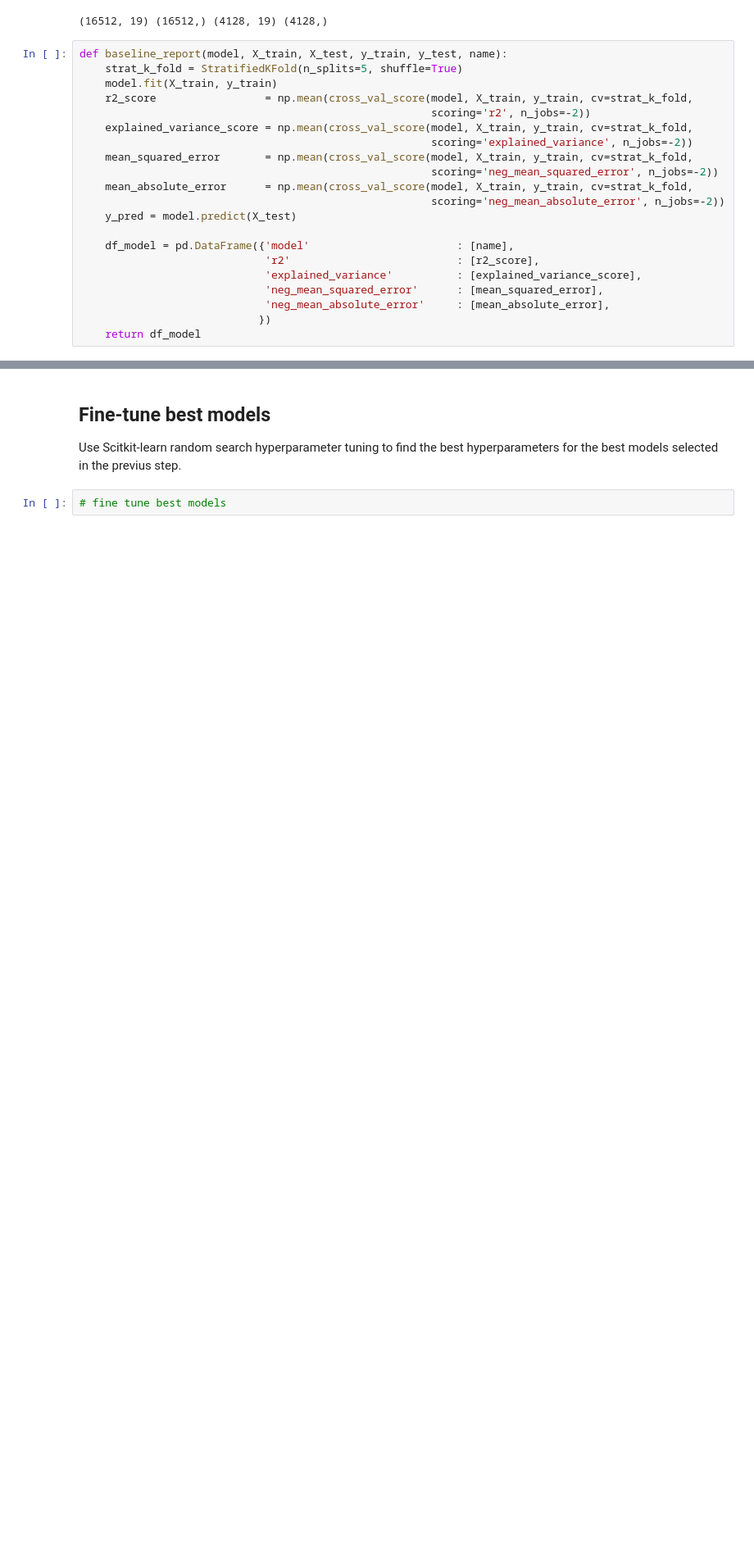
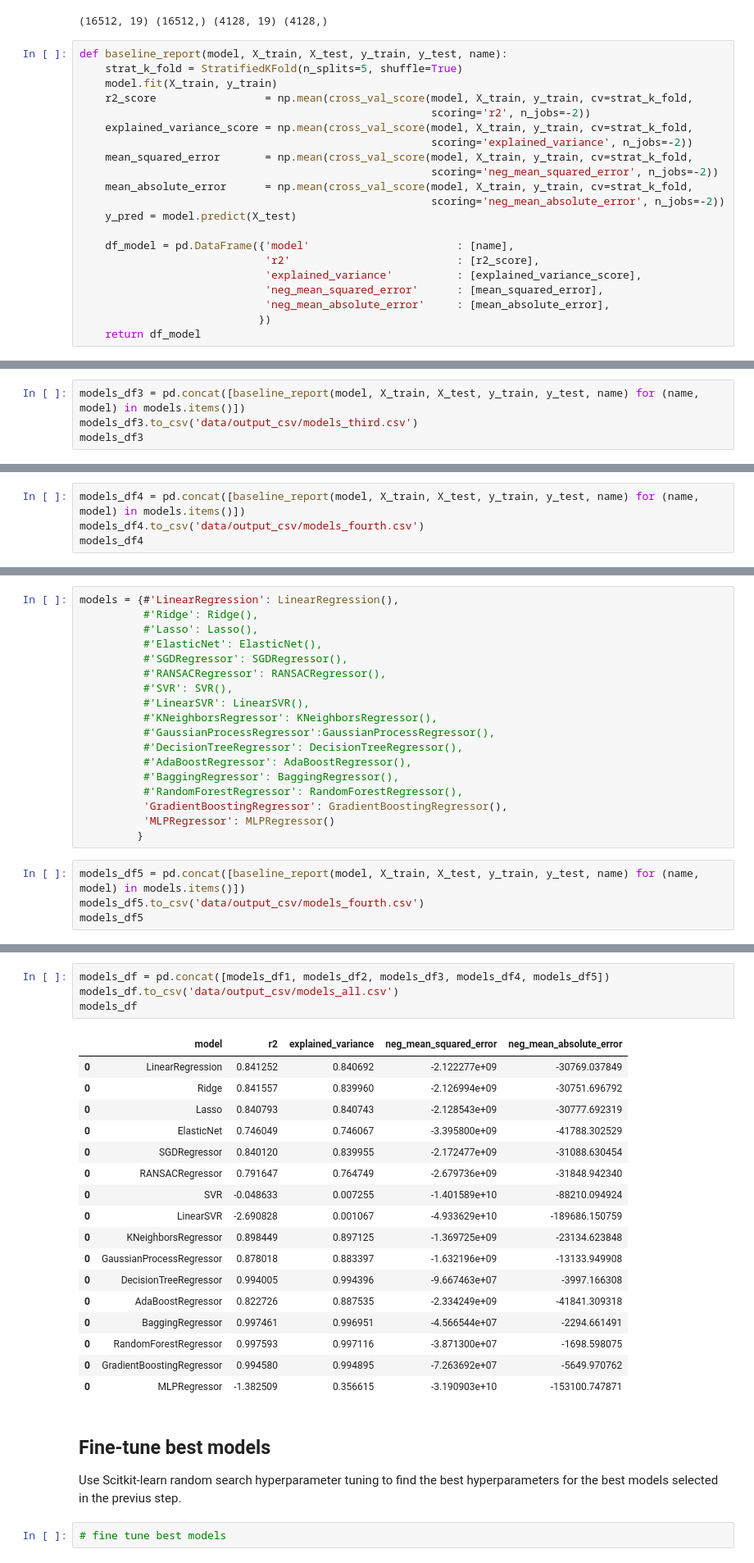
Before and after one commit to mikongame/California-Housing-Prices-Machine-Learning-Test-for-E-sports-Trading-SL, a Jupyter notebook: test_ml.ipynb, the cells around one changed output, grey strips where cells are left out. Shown: that part at 82% size. Drawn from its saved outputs; the diff is of its cells as text; blank space fills up the shorter version.

Commit message:
try models

```diff
--- a/test_ml.ipynb
+++ b/test_ml.ipynb
@@ -366,0 +420,4 @@ models_df
+# %%
+models_df3 = pd.concat([baseline_report(model, X_train, X_test, y_train, y_test, name) for (name, model) in models.items()])
+models_df3.to_csv('data/output_csv/models_third.csv')
+models_df3
@@ -366,0 +448,4 @@ models_df
+# %%
+models_df4 = pd.concat([baseline_report(model, X_train, X_test, y_train, y_test, name) for (name, model) in models.items()])
+models_df4.to_csv('data/output_csv/models_fourth.csv')
+models_df4
@@ -366,0 +456,22 @@ models_df
+# %%
+models = {#'LinearRegression': LinearRegression(),
+          #'Ridge': Ridge(),
+          #'Lasso': Lasso(),
+          #'ElasticNet': ElasticNet(),
+          #'SGDRegressor': SGDRegressor(),
+          #'RANSACRegressor': RANSACRegressor(),
+          #'SVR': SVR(),
+          #'LinearSVR': LinearSVR(),
+          #'KNeighborsRegressor': KNeighborsRegressor(),
+          #'GaussianProcessRegressor':GaussianProcessRegressor(),
+          #'DecisionTreeRegressor': DecisionTreeRegressor(),
+          #'AdaBoostRegressor': AdaBoostRegressor(),
+          #'BaggingRegressor': BaggingRegressor(),
+          #'RandomForestRegressor': RandomForestRegressor(),
+          'GradientBoostingRegressor': GradientBoostingRegressor(),
+          'MLPRegressor': MLPRegressor()
+         }
+# %%
+models_df5 = pd.concat([baseline_report(model, X_train, X_test, y_train, y_test, name) for (name, model) in models.items()])
+models_df5.to_csv('data/output_csv/models_fourth.csv')
+models_df5
@@ -367,3 +482,25 @@ models_df
+# %%
+models_df = pd.concat([models_df1, models_df2, models_df3, models_df4, models_df5])
+models_df.to_csv('data/output_csv/models_all.csv')
+models_df
+# %% [output]
+|  | model | r2 | explained_variance | neg_mean_squared_error | neg_mean_absolute_error |
+| 0 | LinearRegression | 0.841252 | 0.840692 | -2.122277e+09 | -30769.037849 |
+| 0 | Ridge | 0.841557 | 0.839960 | -2.126994e+09 | -30751.696792 |
+| 0 | Lasso | 0.840793 | 0.840743 | -2.128543e+09 | -30777.692319 |
+| 0 | ElasticNet | 0.746049 | 0.746067 | -3.395800e+09 | -41788.302529 |
+| 0 | SGDRegressor | 0.840120 | 0.839955 | -2.172477e+09 | -31088.630454 |
+| 0 | RANSACRegressor | 0.791647 | 0.764749 | -2.679736e+09 | -31848.942340 |
+| 0 | SVR | -0.048633 | 0.007255 | -1.401589e+10 | -88210.094924 |
+| 0 | LinearSVR | -2.690828 | 0.001067 | -4.933629e+10 | -189686.150759 |
+| 0 | KNeighborsRegressor | 0.898449 | 0.897125 | -1.369725e+09 | -23134.623848 |
+| 0 | GaussianProcessRegressor | 0.878018 | 0.883397 | -1.632196e+09 | -13133.949908 |
+| 0 | DecisionTreeRegressor | 0.994005 | 0.994396 | -9.667463e+07 | -3997.166308 |
+| 0 | AdaBoostRegressor | 0.822726 | 0.887535 | -2.334249e+09 | -41841.309318 |
+| 0 | BaggingRegressor | 0.997461 | 0.996951 | -4.566544e+07 | -2294.661491 |
+| 0 | RandomForestRegressor | 0.997593 | 0.997116 | -3.871300e+07 | -1698.598075 |
+| 0 | GradientBoostingRegressor | 0.994580 | 0.994895 | -7.263692e+07 | -5649.970762 |
+| 0 | MLPRegressor | -1.382509 | 0.356615 | -3.190903e+10 | -153100.747871 |
 # %% [markdown]
 ## Fine-tune best models
 
```
Also changed, not shown: parts of 10 cells of this notebook, 6 other files.
